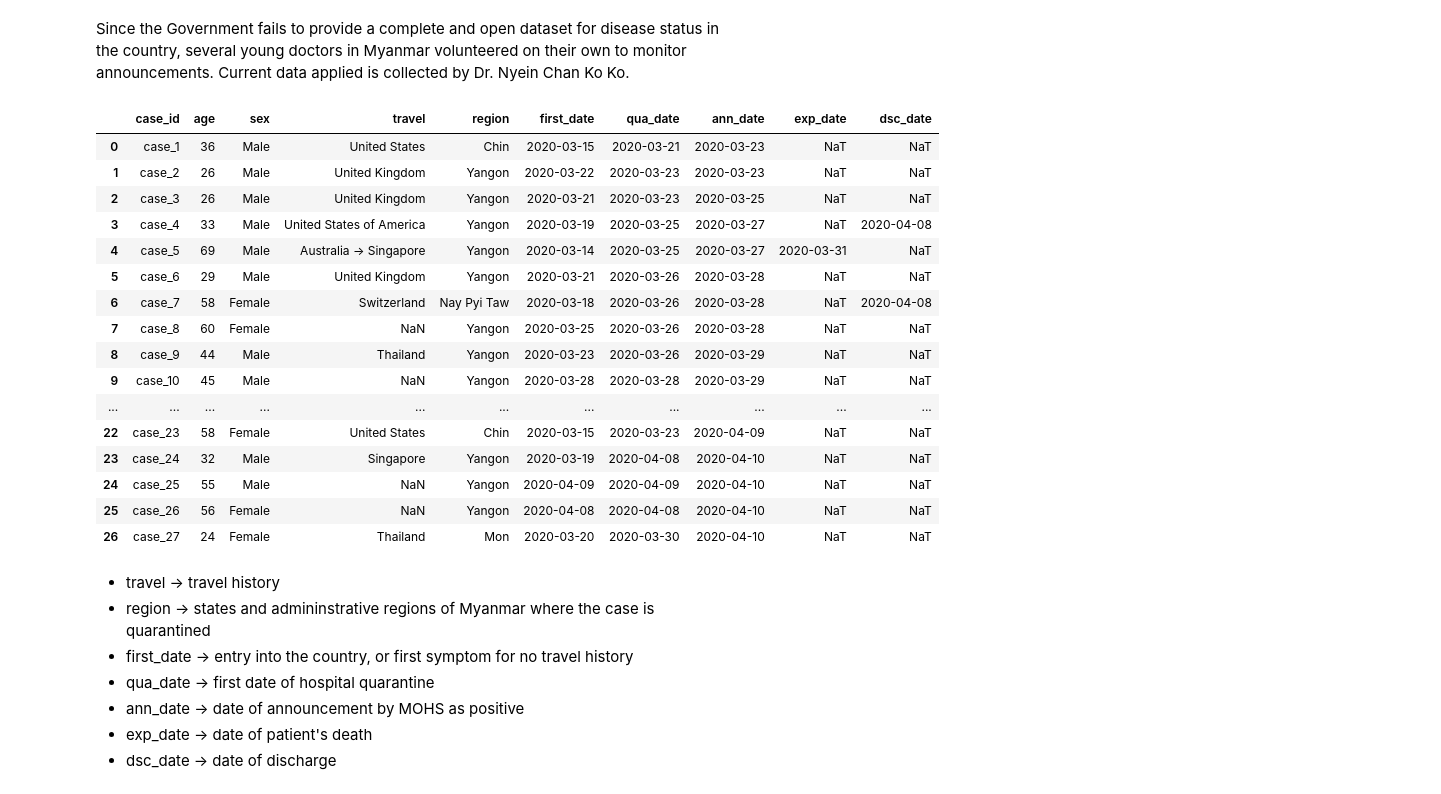
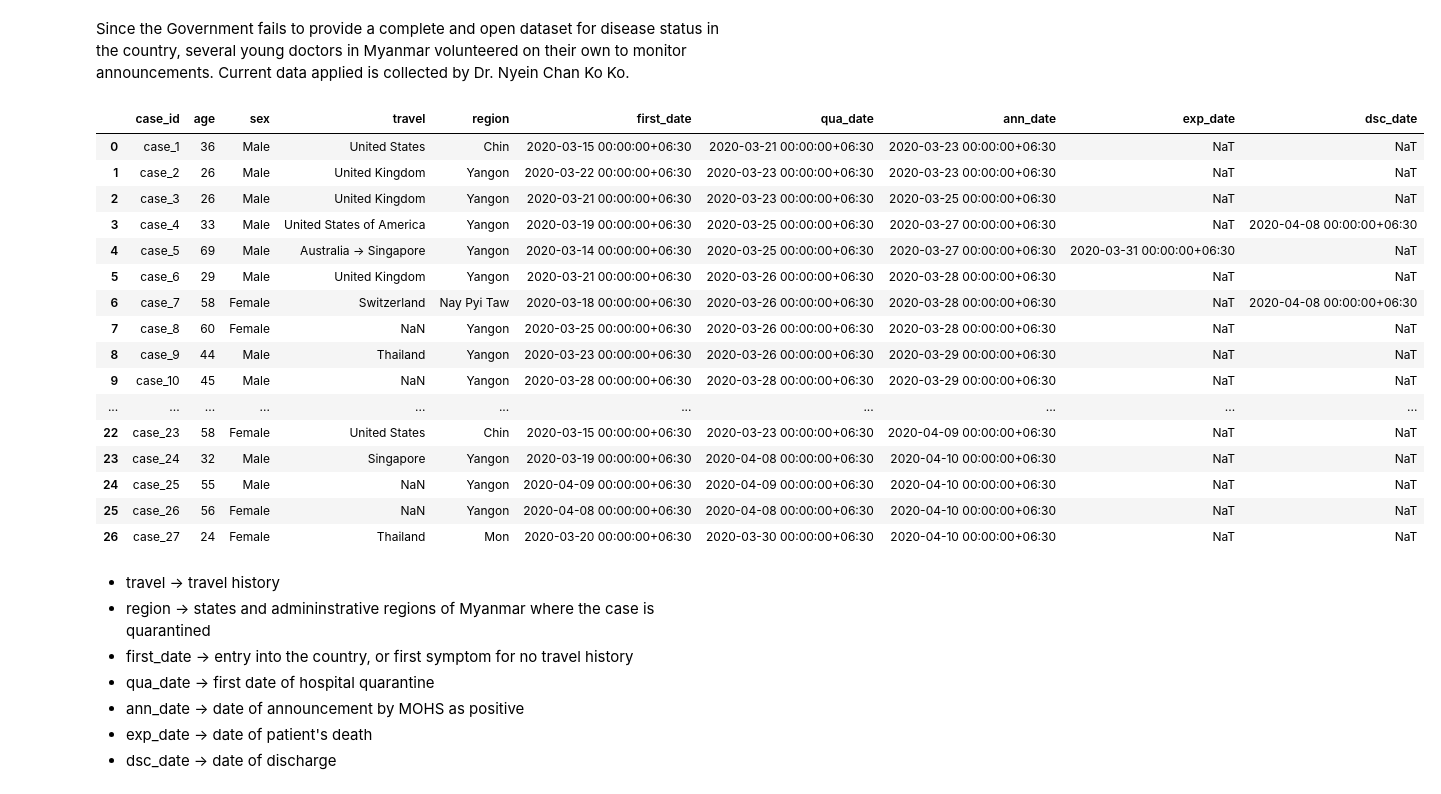
Before and after one commit to finerbrighterlighter/myanmar_covid19, a Jupyter notebook: exponential_growth.ipynb, the cells around one changed output. Drawn from its saved outputs; the diff is of its cells as text; code cells hidden in the pictures.

```diff
--- a/exponential_growth.ipynb
+++ b/exponential_growth.ipynb
@@ -20,33 +20,32 @@ Since the Government fails to provide a complete and open dataset for disease st
 # %%
 data = "https://raw.githubusercontent.com/finerbrighterlighter/myanmar_covid19/master/mohs_announcement.csv"
 df = pd.read_csv(data,header= 0)
 df.insert(loc=0, column="case_id", value=np.arange(1,len(df)+1))
 df["case_id"] = "case_" + df["case_id"].astype(str)
-df["first_date"] = pd.to_datetime(df["first_date"])
-df["qua_date"] = pd.to_datetime(df["qua_date"])
-df["ann_date"] = pd.to_datetime(df["ann_date"])
-df["ann_date"] = pd.to_datetime(df["ann_date"])
-df["exp_date"] = pd.to_datetime(df["exp_date"])
-df["dsc_date"] = pd.to_datetime(df["dsc_date"])
+df["first_date"] = pd.to_datetime(df["first_date"].values, utc=False).tz_localize("Asia/Yangon")
+df["qua_date"] = pd.to_datetime(df["qua_date"].values, utc=False).tz_localize("Asia/Yangon")
+df["ann_date"] = pd.to_datetime(df["ann_date"].values, utc=False).tz_localize("Asia/Yangon")
+df["exp_date"] = pd.to_datetime(df["exp_date"].values, utc=False).tz_localize("Asia/Yangon")
+df["dsc_date"] = pd.to_datetime(df["dsc_date"].values, utc=False).tz_localize("Asia/Yangon")
 df
 # %% [output]
 |  | case_id | age | sex | travel | region | first_date | qua_date | ann_date | exp_date | dsc_date |
-| 0 | case_1 | 36 | Male | United States | Chin | 2020-03-15 | 2020-03-21 | 2020-03-23 | NaT | NaT |
-| 1 | case_2 | 26 | Male | United Kingdom | Yangon | 2020-03-22 | 2020-03-23 | 2020-03-23 | NaT | NaT |
-| 2 | case_3 | 26 | Male | United Kingdom | Yangon | 2020-03-21 | 2020-03-23 | 2020-03-25 | NaT | NaT |
-| 3 | case_4 | 33 | Male | United States of America | Yangon | 2020-03-19 | 2020-03-25 | 2020-03-27 | NaT | 2020-04-08 |
-| 4 | case_5 | 69 | Male | Australia -> Singapore | Yangon | 2020-03-14 | 2020-03-25 | 2020-03-27 | 2020-03-31 | NaT |
-| 5 | case_6 | 29 | Male | United Kingdom | Yangon | 2020-03-21 | 2020-03-26 | 2020-03-28 | NaT | NaT |
-| 6 | case_7 | 58 | Female | Switzerland | Nay Pyi Taw | 2020-03-18 | 2020-03-26 | 2020-03-28 | NaT | 2020-04-08 |
-| 7 | case_8 | 60 | Female | NaN | Yangon | 2020-03-25 | 2020-03-26 | 2020-03-28 | NaT | NaT |
-| 8 | case_9 | 44 | Male | Thailand | Yangon | 2020-03-23 | 2020-03-26 | 2020-03-29 | NaT | NaT |
-| 9 | case_10 | 45 | Male | NaN | Yangon | 2020-03-28 | 2020-03-28 | 2020-03-29 | NaT | NaT |
+| 0 | case_1 | 36 | Male | United States | Chin | 2020-03-15 00:00:00+06:30 | 2020-03-21 00:00:00+06:30 | 2020-03-23 00:00:00+06:30 | NaT | NaT |
+| 1 | case_2 | 26 | Male | United Kingdom | Yangon | 2020-03-22 00:00:00+06:30 | 2020-03-23 00:00:00+06:30 | 2020-03-23 00:00:00+06:30 | NaT | NaT |
+| 2 | case_3 | 26 | Male | United Kingdom | Yangon | 2020-03-21 00:00:00+06:30 | 2020-03-23 00:00:00+06:30 | 2020-03-25 00:00:00+06:30 | NaT | NaT |
+| 3 | case_4 | 33 | Male | United States of America | Yangon | 2020-03-19 00:00:00+06:30 | 2020-03-25 00:00:00+06:30 | 2020-03-27 00:00:00+06:30 | NaT | 2020-04-08 00:00:00+06:30 |
+| 4 | case_5 | 69 | Male | Australia -> Singapore | Yangon | 2020-03-14 00:00:00+06:30 | 2020-03-25 00:00:00+06:30 | 2020-03-27 00:00:00+06:30 | 2020-03-31 00:00:00+06:30 | NaT |
+| 5 | case_6 | 29 | Male | United Kingdom | Yangon | 2020-03-21 00:00:00+06:30 | 2020-03-26 00:00:00+06:30 | 2020-03-28 00:00:00+06:30 | NaT | NaT |
+| 6 | case_7 | 58 | Female | Switzerland | Nay Pyi Taw | 2020-03-18 00:00:00+06:30 | 2020-03-26 00:00:00+06:30 | 2020-03-28 00:00:00+06:30 | NaT | 2020-04-08 00:00:00+06:30 |
+| 7 | case_8 | 60 | Female | NaN | Yangon | 2020-03-25 00:00:00+06:30 | 2020-03-26 00:00:00+06:30 | 2020-03-28 00:00:00+06:30 | NaT | NaT |
+| 8 | case_9 | 44 | Male | Thailand | Yangon | 2020-03-23 00:00:00+06:30 | 2020-03-26 00:00:00+06:30 | 2020-03-29 00:00:00+06:30 | NaT | NaT |
+| 9 | case_10 | 45 | Male | NaN | Yangon | 2020-03-28 00:00:00+06:30 | 2020-03-28 00:00:00+06:30 | 2020-03-29 00:00:00+06:30 | NaT | NaT |
 | ... | ... | ... | ... | ... | ... | ... | ... | ... | ... | ... |
-| 22 | case_23 | 58 | Female | United States | Chin | 2020-03-15 | 2020-03-23 | 2020-04-09 | NaT | NaT |
-| 23 | case_24 | 32 | Male | Singapore | Yangon | 2020-03-19 | 2020-04-08 | 2020-04-10 | NaT | NaT |
-| 24 | case_25 | 55 | Male | NaN | Yangon | 2020-04-09 | 2020-04-09 | 2020-04-10 | NaT | NaT |
-| 25 | case_26 | 56 | Female | NaN | Yangon | 2020-04-08 | 2020-04-08 | 2020-04-10 | NaT | NaT |
-| 26 | case_27 | 24 | Female | Thailand | Mon | 2020-03-20 | 2020-03-30 | 2020-04-10 | NaT | NaT |
+| 22 | case_23 | 58 | Female | United States | Chin | 2020-03-15 00:00:00+06:30 | 2020-03-23 00:00:00+06:30 | 2020-04-09 00:00:00+06:30 | NaT | NaT |
+| 23 | case_24 | 32 | Male | Singapore | Yangon | 2020-03-19 00:00:00+06:30 | 2020-04-08 00:00:00+06:30 | 2020-04-10 00:00:00+06:30 | NaT | NaT |
+| 24 | case_25 | 55 | Male | NaN | Yangon | 2020-04-09 00:00:00+06:30 | 2020-04-09 00:00:00+06:30 | 2020-04-10 00:00:00+06:30 | NaT | NaT |
+| 25 | case_26 | 56 | Female | NaN | Yangon | 2020-04-08 00:00:00+06:30 | 2020-04-08 00:00:00+06:30 | 2020-04-10 00:00:00+06:30 | NaT | NaT |
+| 26 | case_27 | 24 | Female | Thailand | Mon | 2020-03-20 00:00:00+06:30 | 2020-03-30 00:00:00+06:30 | 2020-04-10 00:00:00+06:30 | NaT | NaT |
 # %% [markdown]
 - travel -> travel history
 - region -> states and admininstrative regions of Myanmar where the case is quarantined
```
Also changed, not shown: parts of 21 cells of this notebook.
